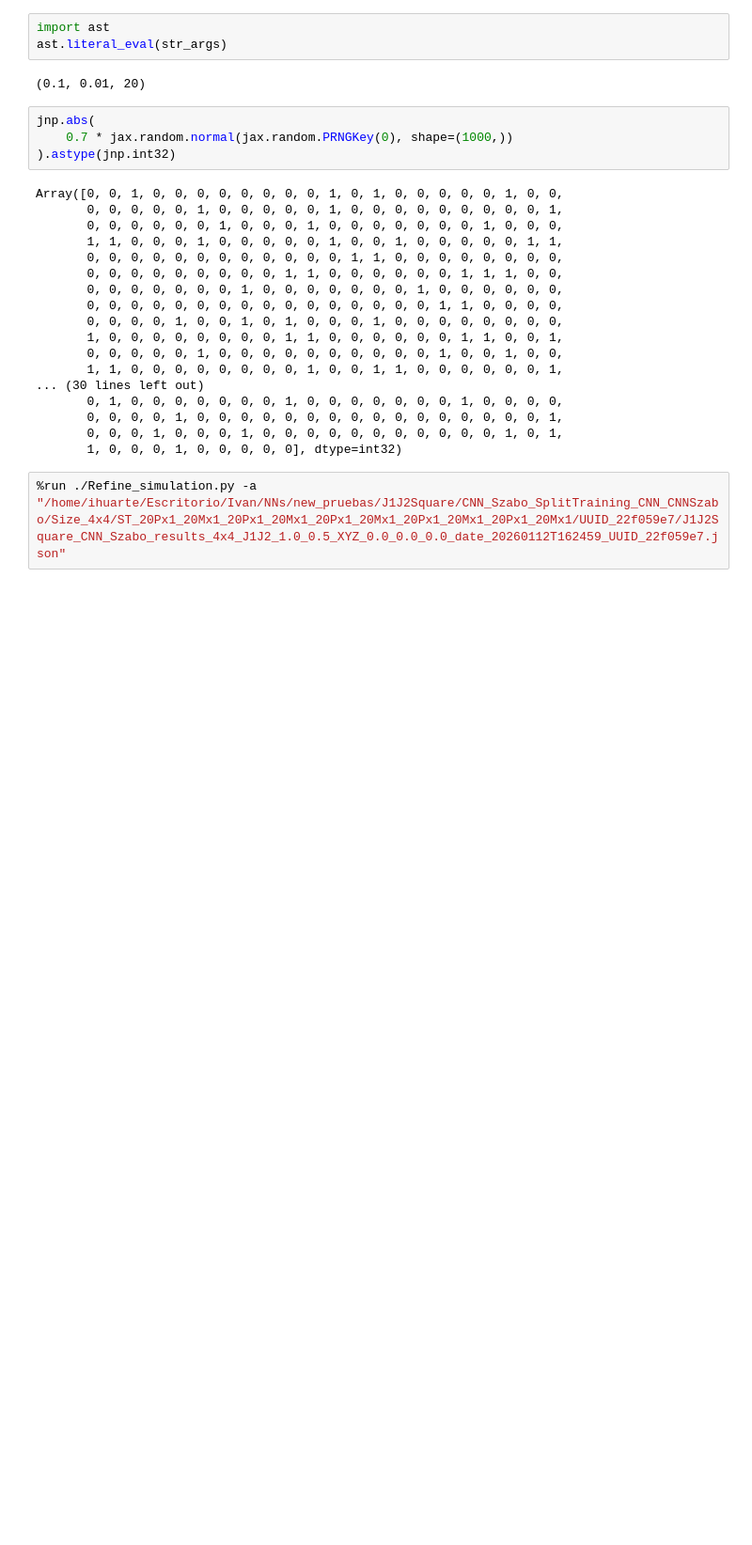
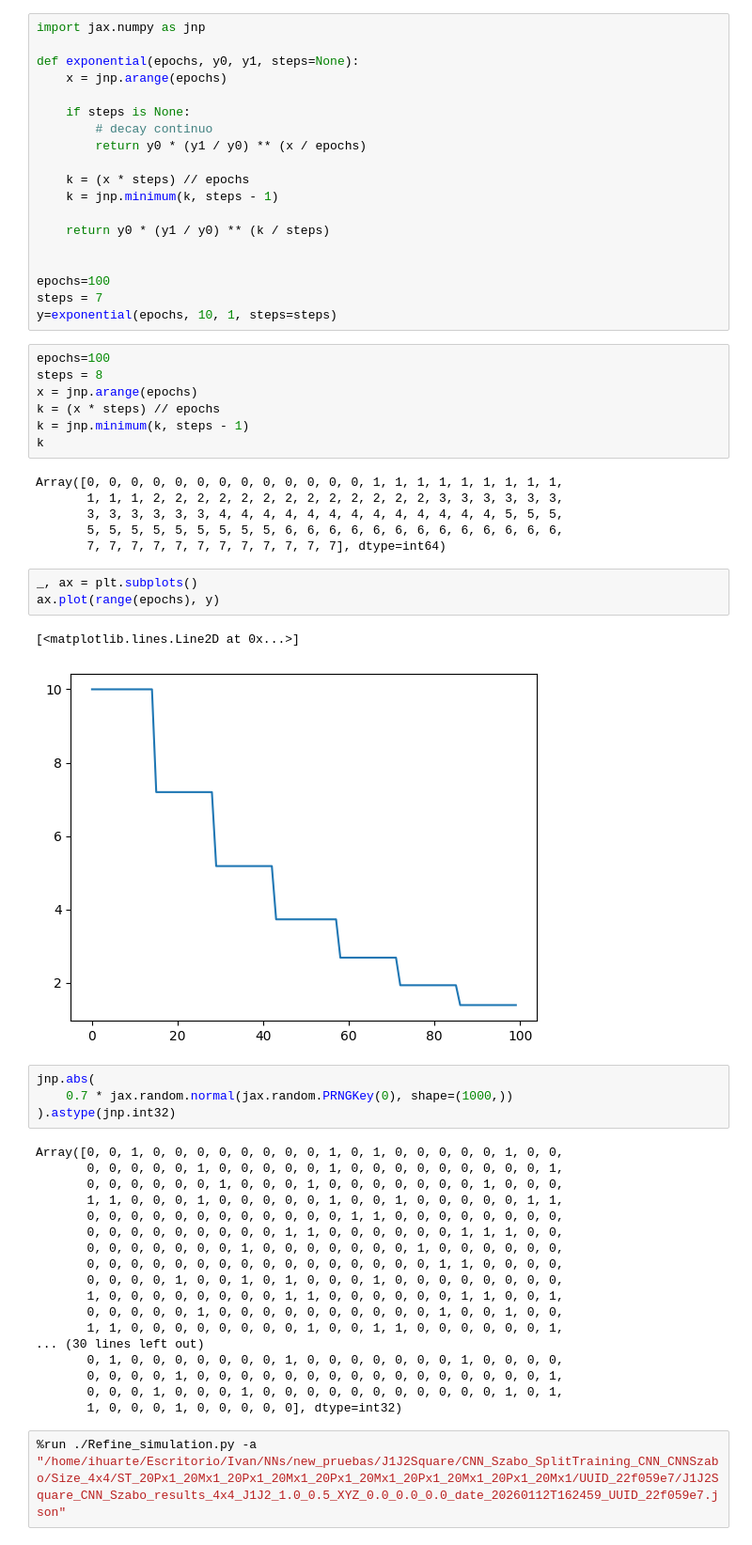
Before and after one commit to IvanHuarte/NNs, a Jupyter notebook: experiment.ipynb, the cells around one changed output. Shown at 94% size. Cells and saved outputs as stored; diff of their text form; blank space fills up the shorter version.

```diff
--- a/experiment.ipynb
+++ b/experiment.ipynb
@@ -60,8 +67,41 @@ str_args = ast.literal_eval("(" + str_args)
 # %%
-import ast
-ast.literal_eval(str_args)
+import jax.numpy as jnp
+
+def exponential(epochs, y0, y1, steps=None):
+    x = jnp.arange(epochs)
+
+    if steps is None:
+        # decay continuo
+        return y0 * (y1 / y0) ** (x / epochs)
+
+    k = (x * steps) // epochs
+    k = jnp.minimum(k, steps - 1)
+
+    return y0 * (y1 / y0) ** (k / steps)
+
+
+epochs=100
+steps = 7
+y=exponential(epochs, 10, 1, steps=steps)
-# %% [output]
-(0.1, 0.01, 20)
+# %%
+epochs=100
+steps = 8
+x = jnp.arange(epochs)
+k = (x * steps) // epochs
+k = jnp.minimum(k, steps - 1)
+k
+# %% [output]
+Array([0, 0, 0, 0, 0, 0, 0, 0, 0, 0, 0, 0, 0, 1, 1, 1, 1, 1, 1, 1, 1, 1,
+       1, 1, 1, 2, 2, 2, 2, 2, 2, 2, 2, 2, 2, 2, 2, 2, 3, 3, 3, 3, 3, 3,
+       3, 3, 3, 3, 3, 3, 4, 4, 4, 4, 4, 4, 4, 4, 4, 4, 4, 4, 4, 5, 5, 5,
+       5, 5, 5, 5, 5, 5, 5, 5, 5, 6, 6, 6, 6, 6, 6, 6, 6, 6, 6, 6, 6, 6,
+       7, 7, 7, 7, 7, 7, 7, 7, 7, 7, 7, 7], dtype=int64)
+# %%
+_, ax = plt.subplots()
+ax.plot(range(epochs), y)
+# %% [output]
+[<matplotlib.lines.Line2D at 0x...>]
+[figure, added]
 # %%
 jnp.abs(
     0.7 * jax.random.normal(jax.random.PRNGKey(0), shape=(1000,))
```
Also changed, not shown: parts of 3 cells of this notebook, 3 other files.
